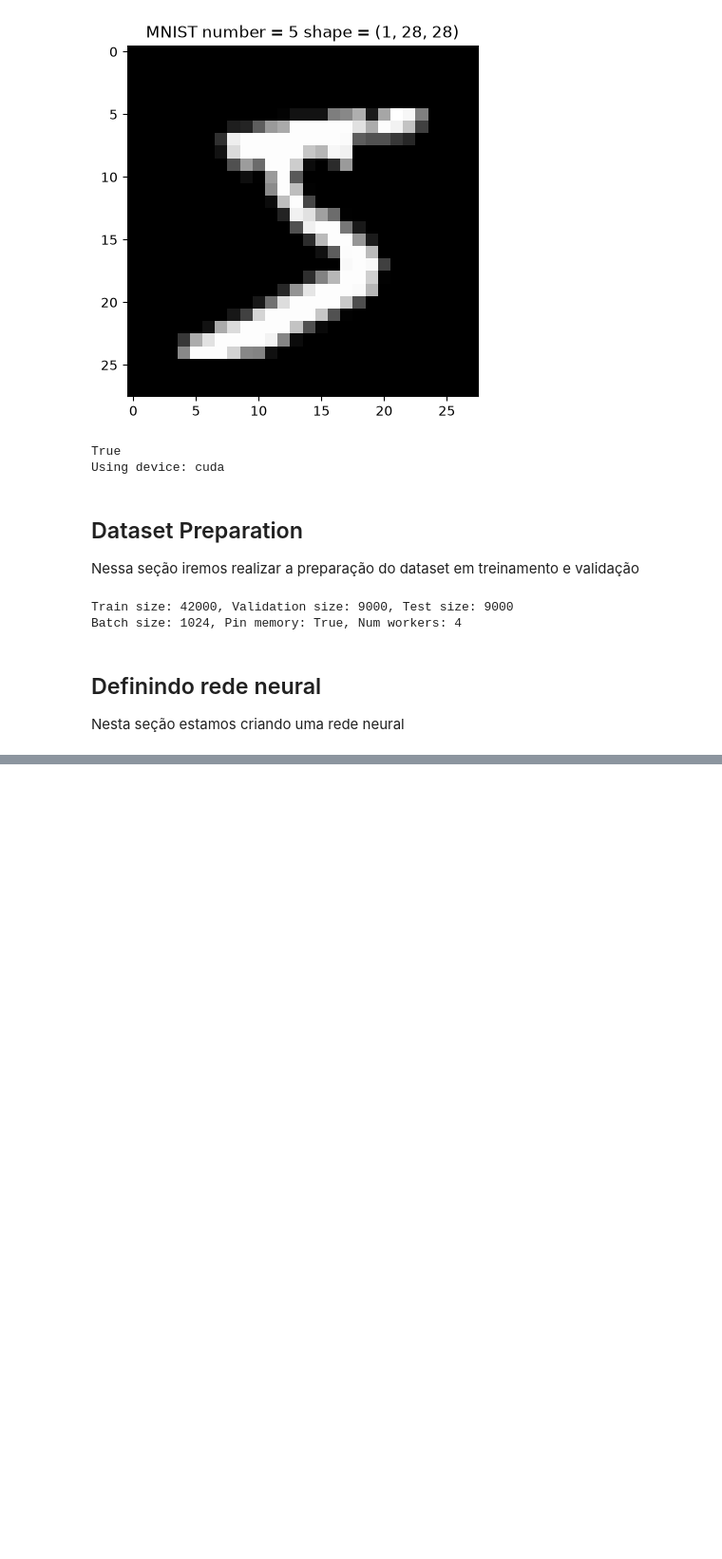
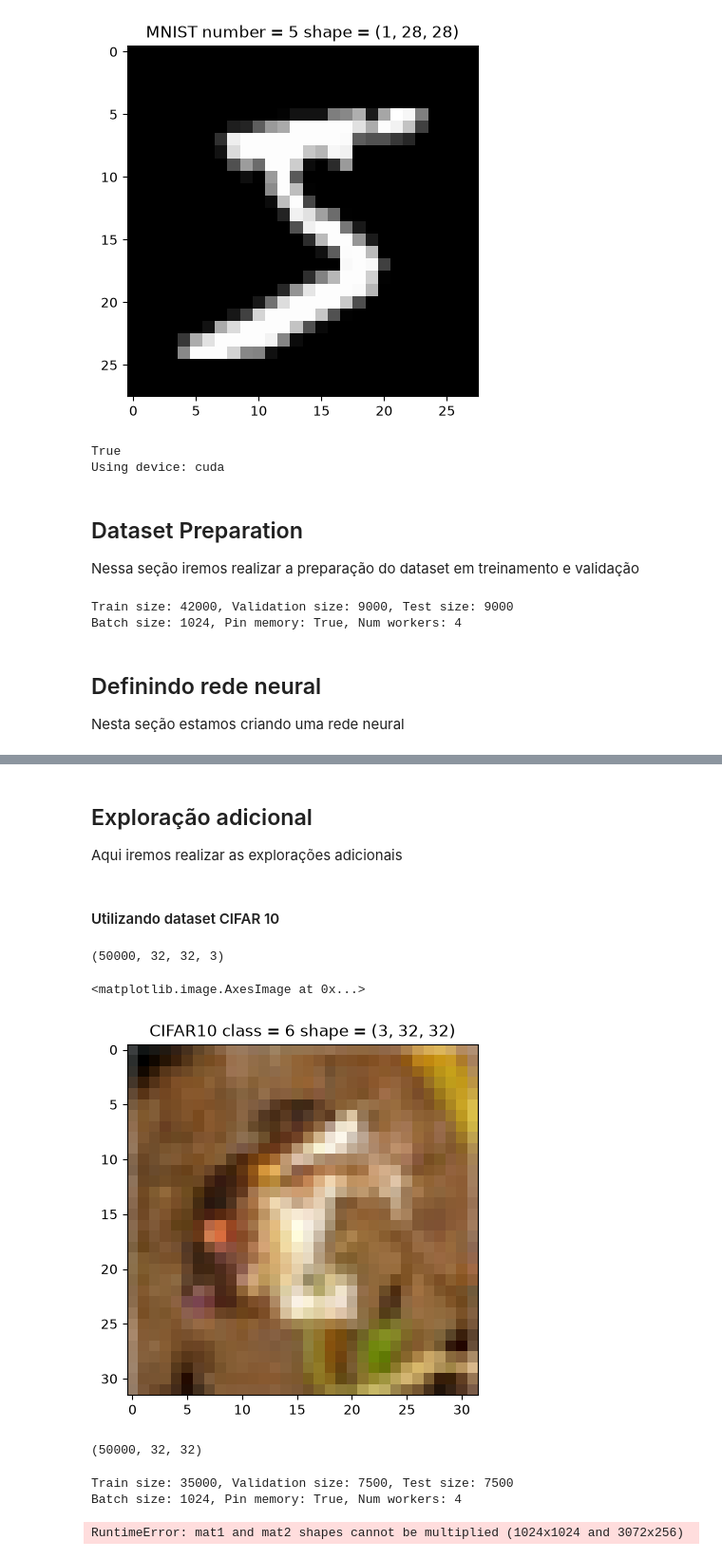
Before and after one commit to rafarillo/MAC5921, a Jupyter notebook: tarefa1.ipynb, the cells around one changed output, grey strips where cells are left out. Shown at 95% size. Saved outputs shown, nothing was run; the diff lists cells and outputs as text; code cells hidden in the pictures; blank space fills up the shorter version.

Commit message:
Testing with CIFAR10

```diff
--- a/tarefa1.ipynb
+++ b/tarefa1.ipynb
@@ -285,0 +287,63 @@ AUC: 0.9999014139175415
+# %% [markdown]
+## Exploração adicional
+Aqui iremos realizar as explorações adicionais
+# %% [markdown]
+#### Utilizando dataset CIFAR 10
+# %%
+# Downloading MNIST
+datasetCIFAR = tCIFAR.CIFAR10(
+    "./data",
+    train=True,
+    download=True,
+    transform=transforms.ToTensor(),
+)
+# %%
+# Showing MNIST dataset
+image, target = datasetCIFAR[0]
+
+print(datasetCIFAR.data.shape)
+input_size_flatten = image.numel()
+classes_size = len(datasetCIFAR.classes)
+plt.title(f"CIFAR10 class = {target} shape = {tuple(image.shape)}")
+plt.imshow(image.squeeze().numpy().T, cmap='gray')
+# %% [output]
+(50000, 32, 32, 3)
+<matplotlib.image.AxesImage at 0x...>
+[figure, added]
+# %%
+gray_scale_weights = [0.2989, 0.5870, 0.1140]
+gray_images = np.dot(datasetCIFAR.data, gray_scale_weights).astype(np.uint8)
+datasetCIFAR.data = gray_images
+
+image, _ = datasetCIFAR[0]
+input_size_flatten = image.numel()
+
+print(datasetCIFAR.data.shape)
+print(f"Model input shape: {tuple(image.shape)}, flattened size: {input_size_flatten}")
+# %% [output]
+(50000, 32, 32)
+# %%
+train_share = 0.7
+val_share = 0.15
+test_share = 0.15
+
+train_dataset, val_dataset, test_dataset = random_split(datasetCIFAR,
+                                                        [train_share, val_share, test_share],
+                                                        generator=torch.Generator().manual_seed(31))
+
+batch_size = 1024 if device.type == "cuda" else 32
+pin_memory = device.type == "cuda"
+num_workers = 4 if device.type == "cuda" else 0
+
+train_loader = DataLoader(train_dataset, batch_size=batch_size, shuffle=True, pin_memory=pin_memory,
+                        num_workers=num_workers, persistent_workers=num_workers > 0)
+val_loader = DataLoader(val_dataset, batch_size=batch_size, shuffle=False, pin_memory=pin_memory,
+                        num_workers=num_workers, persistent_workers=num_workers > 0)
+test_loader = DataLoader(test_dataset, batch_size=batch_size, shuffle=False, pin_memory=pin_memory,
+                        num_workers=num_workers, persistent_workers=num_workers > 0)
+
+print(f"Train size: {len(train_dataset)}, Validation size: {len(val_dataset)}, Test size: {len(test_dataset)}")
+print(f"Batch size: {batch_size}, Pin memory: {pin_memory}, Num workers: {num_workers}")
+# %% [output]
+Train size: 35000, Validation size: 7500, Test size: 7500
+Batch size: 1024, Pin memory: True, Num workers: 4
@@ -285,0 +355,4 @@ AUC: 0.9999014139175415
+# %%
+history, val_history = GradientDescent(train_loader, val_loader, modelCIFAR, criteria, optimizer, epochs=100)
+# %% [output]
+RuntimeError: mat1 and mat2 shapes cannot be multiplied (1024x1024 and 3072x256)
```
Also changed, not shown: parts of 6 cells of this notebook.
